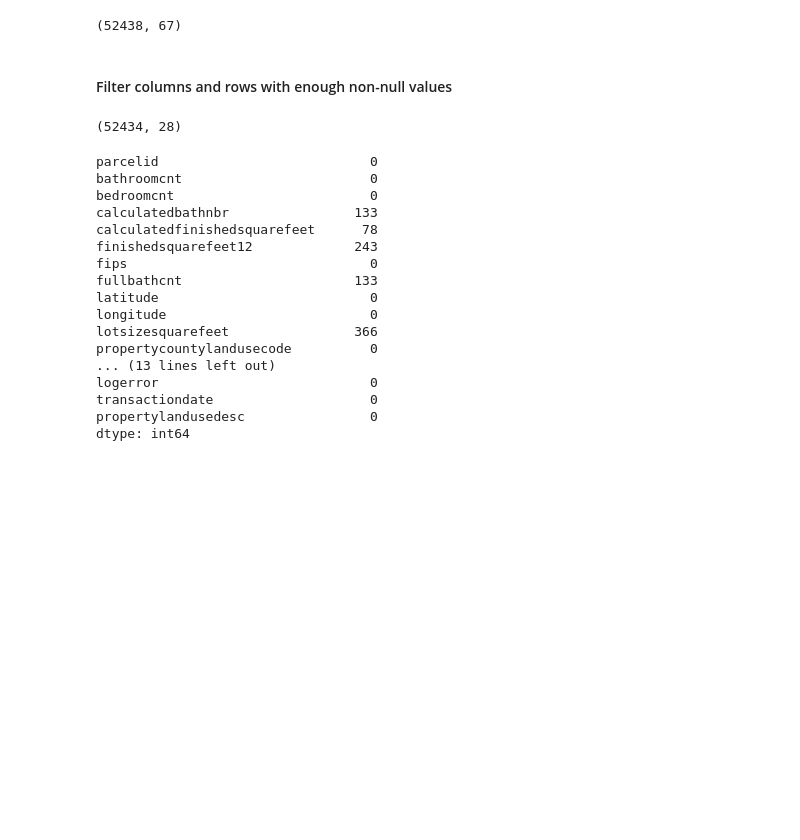
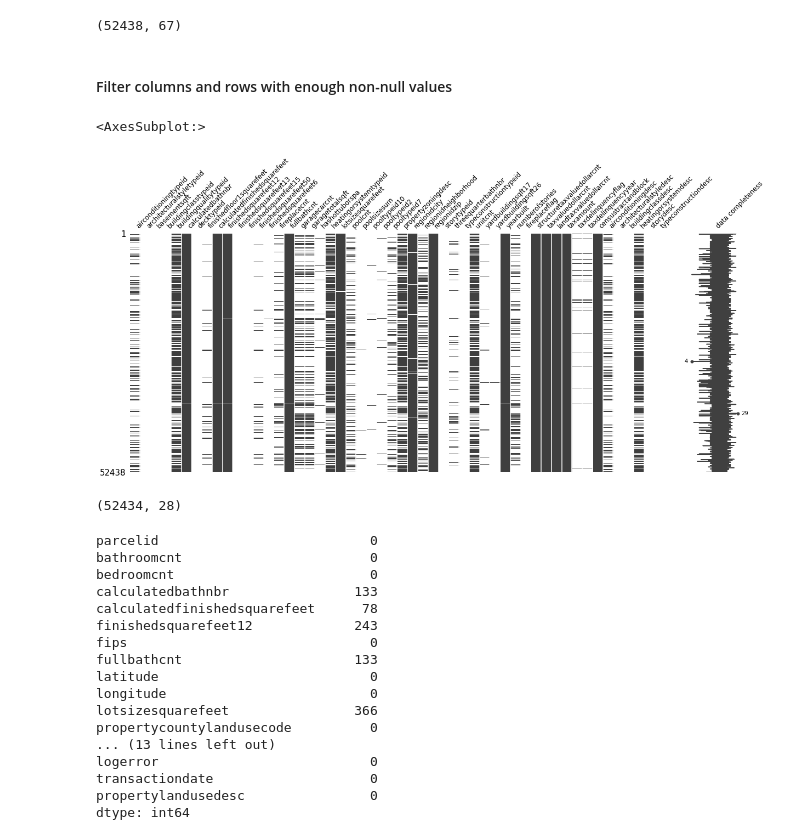
Before and after one commit to m3redithw/clustering-exercises, a Jupyter notebook: explore_zillow.ipynb, the cells around one changed output. Cells and saved outputs as stored; diff of their text form; code cells hidden in the pictures; blank space fills up the shorter version.

Commit message:
added missing value graph

```diff
--- a/explore_zillow.ipynb
+++ b/explore_zillow.ipynb
@@ -30,6 +30,15 @@ df.shape
 # propertylanusetypeid can be dropped after this step
 # %% [markdown]
 #### Filter columns and rows with enough non-null values
+# %%
+# Visualizing missing values
+missingValueColumns = df.columns[df.isnull().any()].tolist()
+
+msno.matrix(df[missingValueColumns], width_ratios = (10, 1), \
+           figsize=(20,8), fontsize = 12, sparkline=True, labels = True)
+# %% [output]
+<AxesSubplot:>
+[figure, added]
 # %%
 # Handle missing values
 df = wrangle_zillow.handle_missing_values(df, 0.7, 0.75)
```
Also changed, not shown: parts of 3 cells of this notebook.
